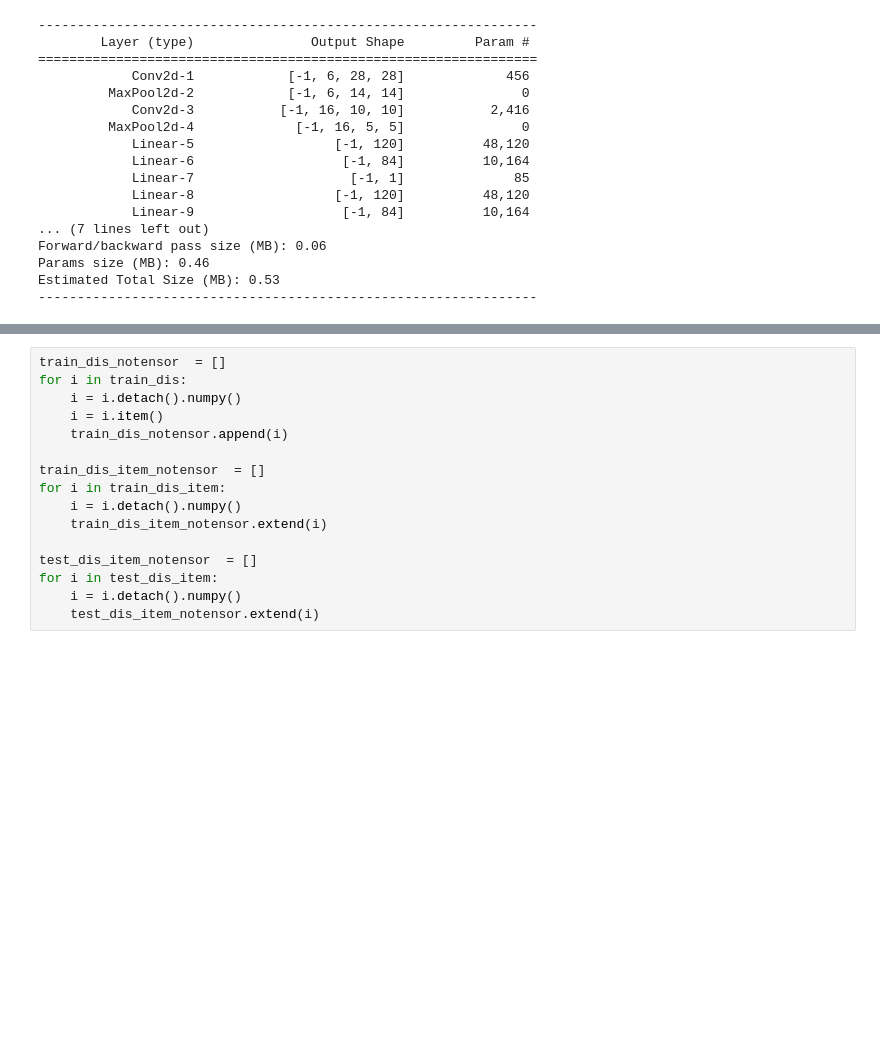
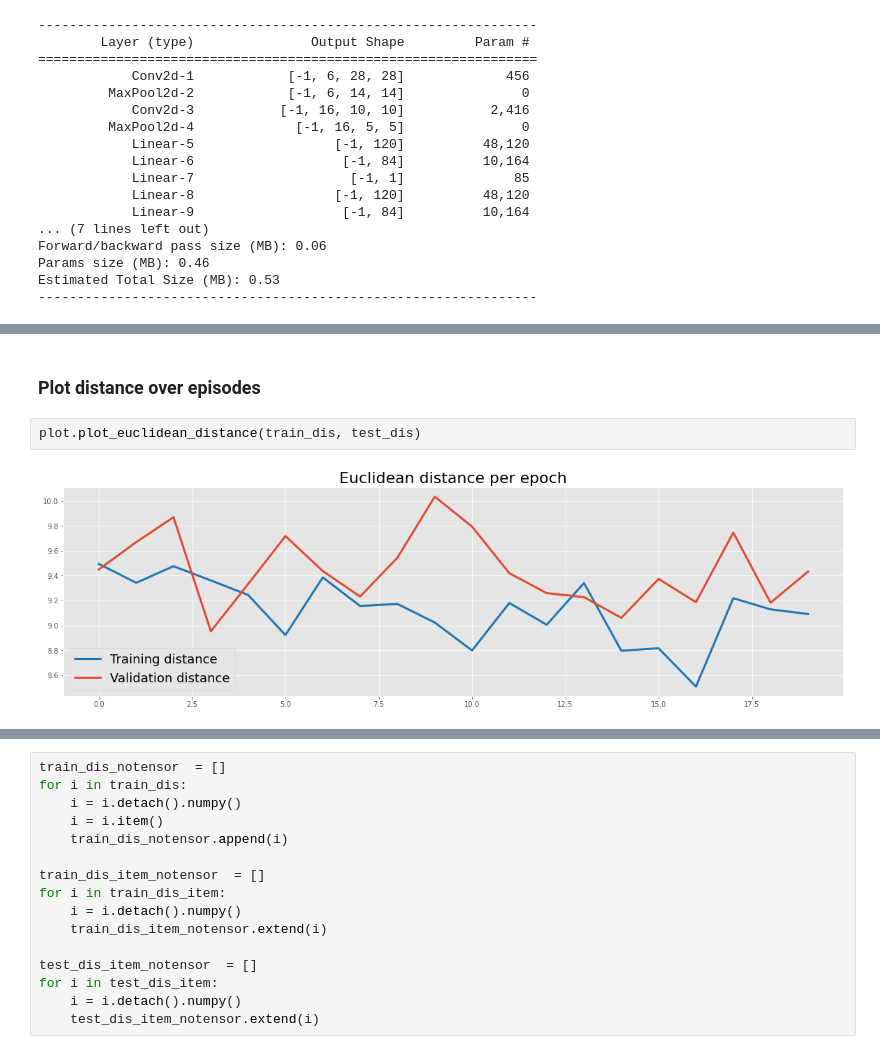
Before and after one commit to Mariusmarten/SpatialMemory, a Jupyter notebook: _4_DualOutput_coord_pred.ipynb, the cells around one changed output, grey strips where cells are left out. Drawn from its saved outputs; the diff is of its cells as text; blank space fills up the shorter version.

```diff
--- a/_4_DualOutput_coord_pred.ipynb
+++ b/_4_DualOutput_coord_pred.ipynb
@@ -138,0 +115,6 @@ plot.plot_acc(train_acc, test_acc, smooth=False)
+# %% [markdown]
+### Plot distance over episodes
+# %%
+plot.plot_euclidean_distance(train_dis, test_dis)
+# %% [output]
+[figure, added]
```
Also changed, not shown: parts of 21 cells of this notebook, 6 other files.
